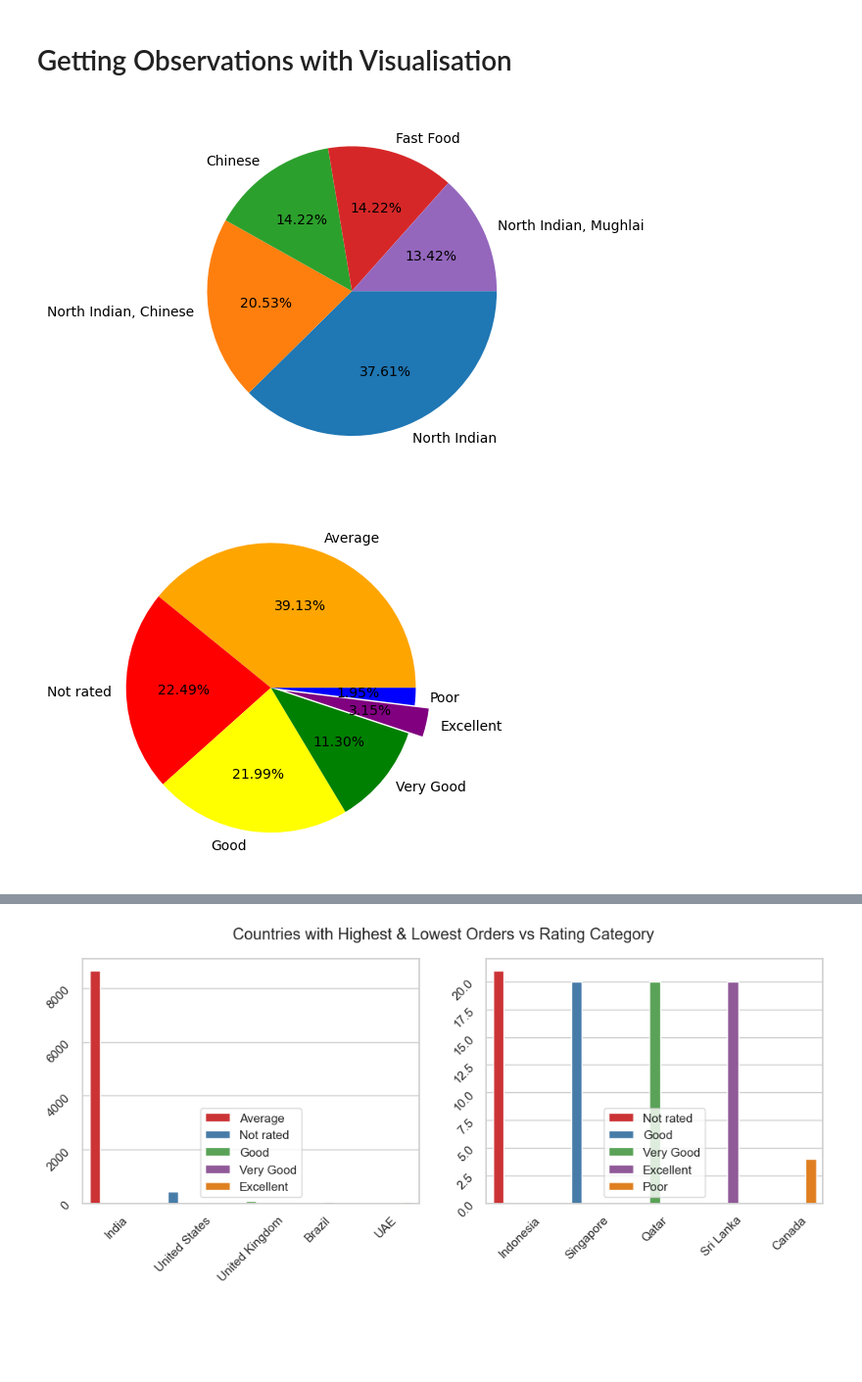
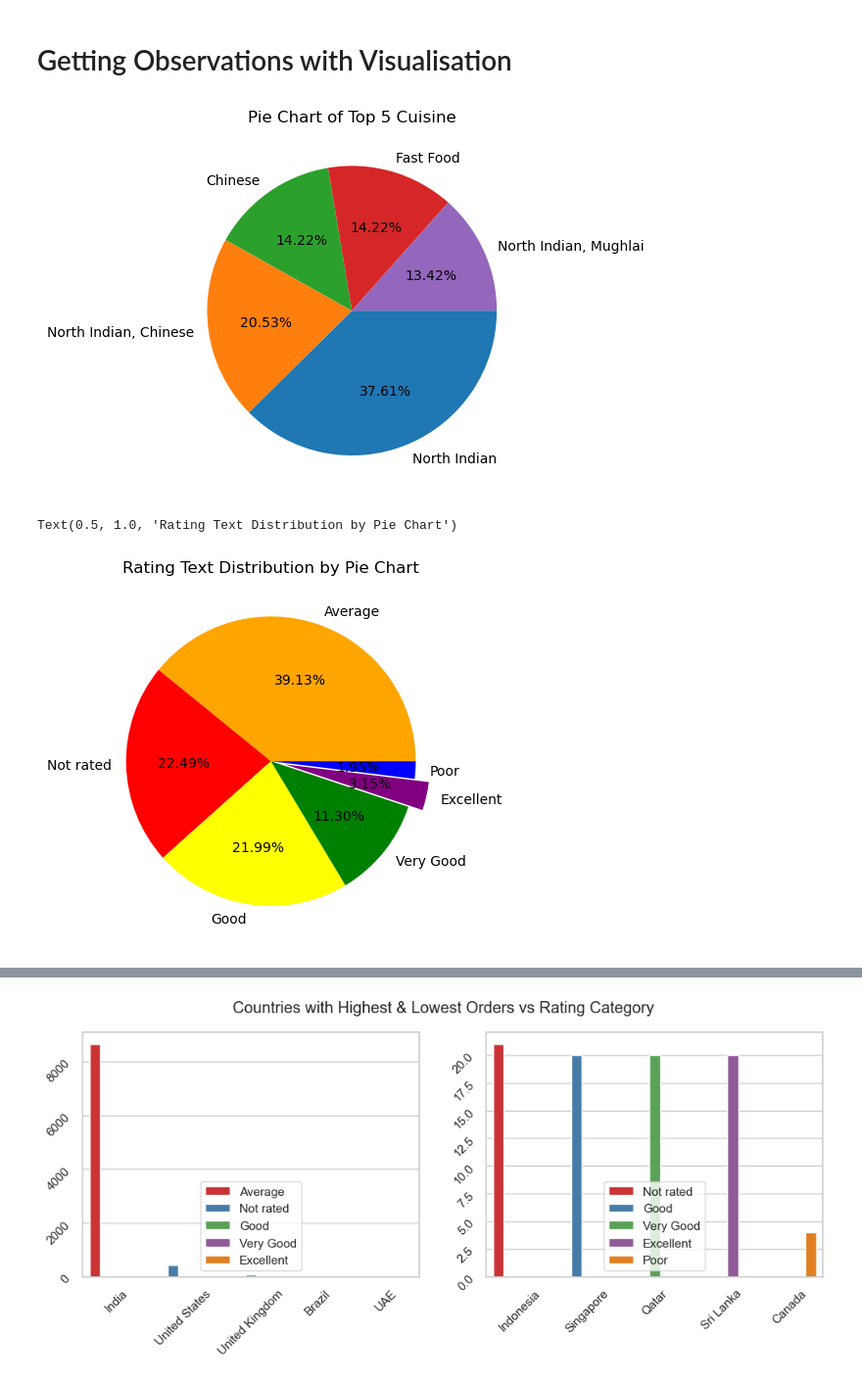
Before and after one commit to ipratyaksh21/Zomato-Delivery-Analysis, a Jupyter notebook: Zomato Data Analysis.ipynb, the cells around one changed output, grey strips where cells are left out. Shown at 98% size. Cells and saved outputs as stored; diff of their text form; code cells hidden in the pictures; blank space fills up the shorter version.

```diff
--- a/Zomato Data Analysis.ipynb
+++ b/Zomato Data Analysis.ipynb
@@ -172,18 +174,23 @@ rating_count
 # %%
 # Let's draw Pie Chart
 
-plt.pie(labels = new_df.Cuisines.value_counts().index[:5],x=new_df.Cuisines.value_counts().values[:5],autopct='%1.2F%%', counterclock=False)
+plt.pie(labels = new_df.Cuisines.value_counts().index[:5],x=new_df.Cuisines.value_counts().values[:5],
+        autopct='%1.2F%%', counterclock=False)
+plt.title("Pie Chart of Top 5 Cuisine")
 plt.show()
 # %% [output]
-[figure, old version]
+[figure, new version]
 # %%
 explode = (0, 0, 0, 0,0.10,0)
 
 colors = ['Orange','red','yellow','green','Purple','blue']
 
-rating_pie = plt.pie(x=new_df['Rating text'].value_counts().values,labels=new_df['Rating text'].value_counts().index,autopct='%1.2f%%',counterclock=True,explode=explode,colors=colors)
+rating_pie = plt.pie(x=new_df['Rating text'].value_counts().values,labels=new_df['Rating text'].value_counts().index,
+                     autopct='%1.2f%%',counterclock=True,explode=explode,colors=colors)
+plt.title("Rating Text Distribution by Pie Chart")
 # %% [output]
+Text(0.5, 1.0, 'Rating Text Distribution by Pie Chart')
-[figure, old version]
+[figure, new version]
 # %%
 plt.figure(figsize=(12,5))
 
```
Also changed, not shown: parts of 35 cells of this notebook.
